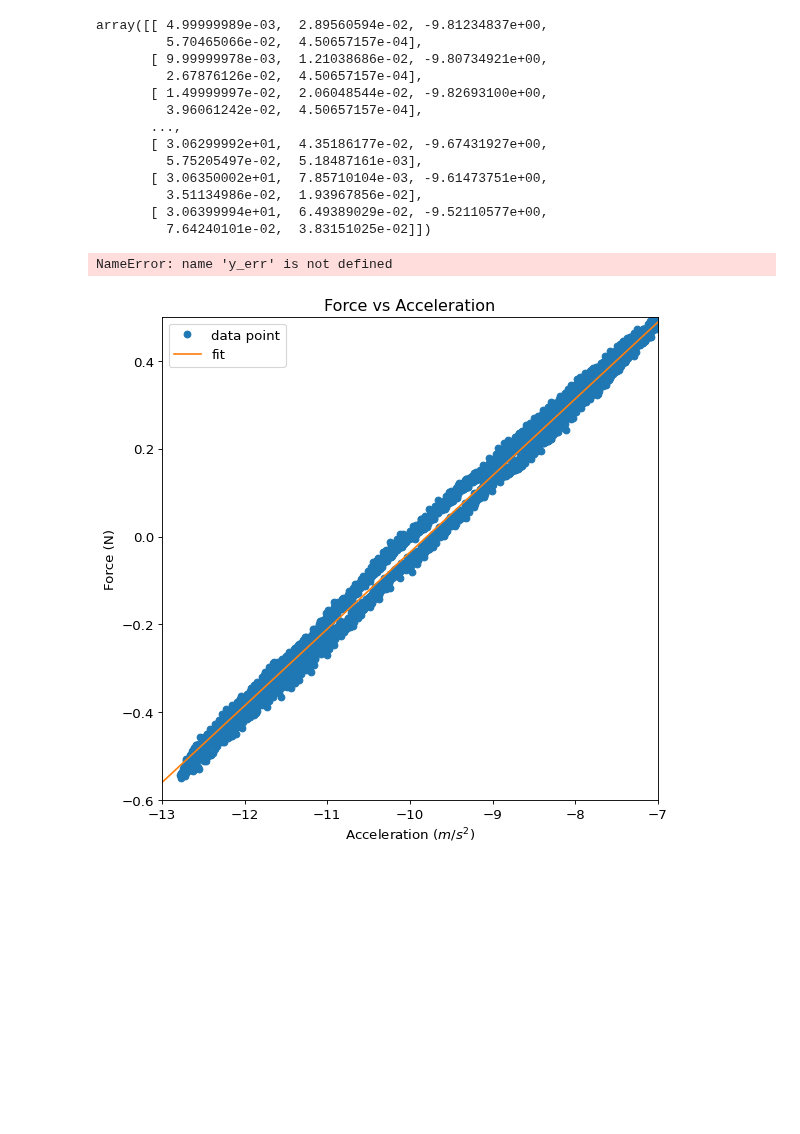
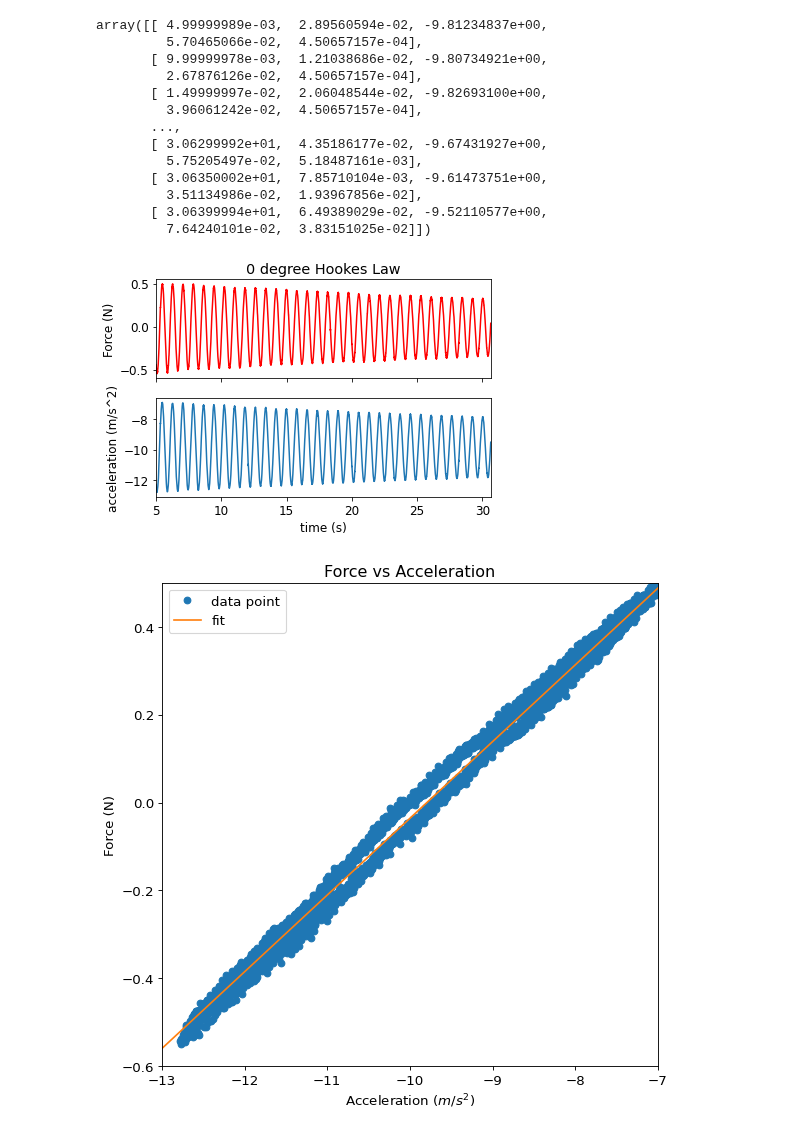
Before and after one commit to matthew-ding/physics5bl, a Jupyter notebook: Lab7/Data/Lab7_Part2.ipynb, the cells around one changed output. Drawn from its saved outputs; the diff is of its cells as text; code cells hidden in the pictures; blank space fills up the shorter version.

```diff
--- a/Lab7/Data/Lab7_Part2.ipynb
+++ b/Lab7/Data/Lab7_Part2.ipynb
@@ -36,12 +36,19 @@ def norm_res(predicted, observed, errors):
 # %%
 # Here we shall be calculating non-weighted fits for y-error estimation
 y_accel = data[1000:,2]
 force = data[1000:,4]
-mInit = 0.5
-cInit = 0.2
+time = data[1000:,0]
 
-parameters, covariance = opt.curve_fit(model_lin, y_accel, force, p0=[mInit,cInit]) # Simple regression
-
-slope_s = parameters[0] # Simple regression slope
+# Two subplots, the axes array is shared
+# Choose the sensor for fitting.
+f, axarr = plt.subplots(2, sharex=True)
+plt.xlim(5, max(time))
+axarr[0].plot(time, force,'r')
+axarr[0].set_title('0 degree Hookes Law')
+axarr[0].set_ylabel('Force (N)')
+axarr[1].plot(time, y_accel)
+axarr[1].set_xlabel('time (s)')
+axarr[1].set_ylabel('acceleration (m/s^2)')
+plt.show()
 # %% [output]
-NameError: name 'y_err' is not defined
+[figure, added]
```
Also changed, not shown: parts of 1 cell of this notebook.
